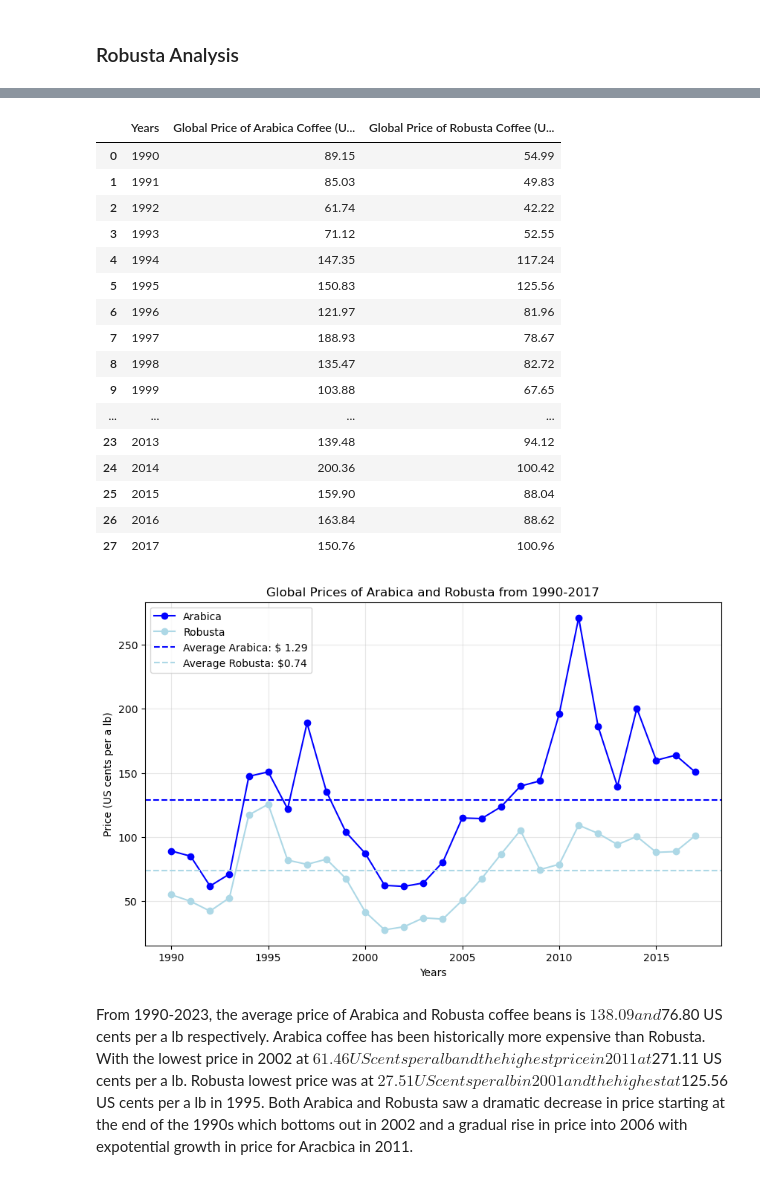
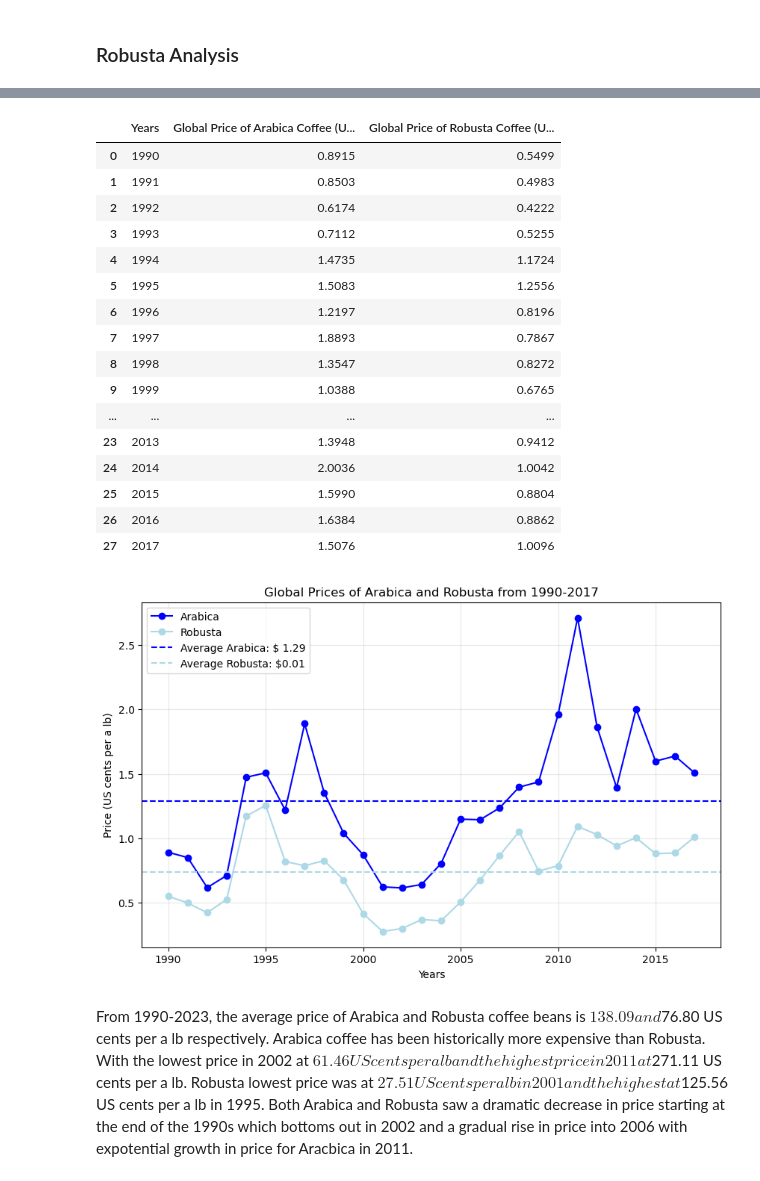
Before and after one commit to AAlbers341/project1_coffee_analysis, a Jupyter notebook: EDA/coffee_prices.ipynb, the cells around one changed output, grey strips where cells are left out. Drawn from its saved outputs; the diff is of its cells as text; code cells hidden in the pictures.

```diff
--- a/EDA/coffee_prices.ipynb
+++ b/EDA/coffee_prices.ipynb
@@ -38,6 +38,9 @@ coffee_price_arabica_df = coffee_price_arabica.rename(columns={'PCOFFOTMUSDM':'G
 # Filter to years between 1990-2017 in alignment with other datasets
 coffee_price_arabica_df = coffee_price_arabica_df[(coffee_price_arabica_df['Years'] >= 1990) & (coffee_price_arabica_df['Years'] <= 2017)]
 
+# Convert US cents per a lb
+coffee_price_arabica_df['Global Price of Arabica Coffee (US cents per a lb)'] = coffee_price_arabica_df['Global Price of Arabica Coffee (US cents per a lb)'] / 100
+
 coffee_price_arabica_df
 # %% [output]
 |  | Years | Global Price of Arabica Coffee (U... |
@@ -135,6 +138,9 @@ coffee_price_robusta_df = coffee_price_robusta.rename(columns={'PCOFFROBUSDM':'G
 # Filter to years between 1990-2017 in alignment with other datasets
 coffee_price_robusta_df = coffee_price_robusta_df[(coffee_price_robusta_df['Years'] >= 1990) & (coffee_price_robusta_df['Years'] <= 2017)]
 
+# Convert US cents per a lb
+coffee_price_robusta_df['Global Price of Robusta Coffee (US cents per a lb)'] = coffee_price_robusta_df['Global Price of Robusta Coffee (US cents per a lb)'] / 100
+
 coffee_price_robusta_df
 # %% [output]
 |  | Years | Global Price of Robusta Coffee (U... |
@@ -202,45 +208,45 @@ coffee_prices = pd.merge(coffee_price_arabica_df, coffee_price_robusta_df, on='Y
 coffee_prices
 # %% [output]
 |  | Years | Global Price of Arabica Coffee (U... | Global Price of Robusta Coffee (U... |
-| 0 | 1990 | 89.15 | 54.99 |
-| 1 | 1991 | 85.03 | 49.83 |
-| 2 | 1992 | 61.74 | 42.22 |
-| 3 | 1993 | 71.12 | 52.55 |
-| 4 | 1994 | 147.35 | 117.24 |
-| 5 | 1995 | 150.83 | 125.56 |
-| 6 | 1996 | 121.97 | 81.96 |
-| 7 | 1997 | 188.93 | 78.67 |
-| 8 | 1998 | 135.47 | 82.72 |
-| 9 | 1999 | 103.88 | 67.65 |
+| 0 | 1990 | 0.8915 | 0.5499 |
+| 1 | 1991 | 0.8503 | 0.4983 |
+| 2 | 1992 | 0.6174 | 0.4222 |
+| 3 | 1993 | 0.7112 | 0.5255 |
+| 4 | 1994 | 1.4735 | 1.1724 |
+| 5 | 1995 | 1.5083 | 1.2556 |
+| 6 | 1996 | 1.2197 | 0.8196 |
+| 7 | 1997 | 1.8893 | 0.7867 |
+| 8 | 1998 | 1.3547 | 0.8272 |
+| 9 | 1999 | 1.0388 | 0.6765 |
 | ... | ... | ... | ... |
-| 23 | 2013 | 139.48 | 94.12 |
-| 24 | 2014 | 200.36 | 100.42 |
-| 25 | 2015 | 159.90 | 88.04 |
-| 26 | 2016 | 163.84 | 88.62 |
-| 27 | 2017 | 150.76 | 100.96 |
+| 23 | 2013 | 1.3948 | 0.9412 |
+| 24 | 2014 | 2.0036 | 1.0042 |
+| 25 | 2015 | 1.5990 | 0.8804 |
+| 26 | 2016 | 1.6384 | 0.8862 |
+| 27 | 2017 | 1.5076 | 1.0096 |
 # %%
 plt.figure(figsize=(10, 6))
 # Plot arabica and robusta lines
 plt.plot(coffee_prices['Years'], coffee_prices['Global Price of Arabica Coffee (US cents per a lb)'], marker='o', color='blue', label='Arabica')
 plt.plot(coffee_prices['Years'], coffee_prices['Global Price of Robusta Coffee (US cents per a lb)'], marker='o', color='lightblue', label='Robusta')
 
 # Plot average lines
-plt.axhline(y=arabica_mean, color='blue', linestyle='--', label=(f'Average Arabica: ${arabica_mean/100: .2f}'))
+plt.axhline(y=arabica_mean, color='blue', linestyle='--', label=(f'Average Arabica: ${arabica_mean: .2f}'))
 plt.axhline(y=robusta_mean, color='lightblue', linestyle='--', label=(f'Average Robusta: ${robusta_mean/100:.2f}'))
 
 # Titles and labels
 plt.title('Global Prices of Arabica and Robusta from 1990-2017')
 plt.xlabel('Years')
 plt.ylabel('Price (US cents per a lb)')
 plt.legend()
 plt.grid(True, alpha=0.3)
 
 # Save fig
 plt.savefig('../Visuals/coffee_prices/fig3_arabica_robusta_price.png')
 
 plt.show()
 # %% [output]
-[figure, old version]
+[figure, new version]
 # %% [markdown]
 From 1990-2023, the average price of Arabica and Robusta coffee beans is $138.09 and $76.80 US cents per a lb respectively. Arabica coffee has been historically more expensive than Robusta. With the lowest price in 2002 at $61.46 US cents per a lb and the highest price in 2011 at $271.11 US cents per a lb. Robusta lowest price was at $ 27.51 US cents per a lb in 2001 and the highest at $125.56 US cents per a lb in 1995. Both Arabica and Robusta saw a dramatic decrease in price starting at the end of the 1990s which bottoms out in 2002 and a gradual rise in price into 2006 with expotential growth in price for Aracbica in 2011.
 # %%
```
Also changed, not shown: parts of 6 cells of this notebook, 12 other files.
